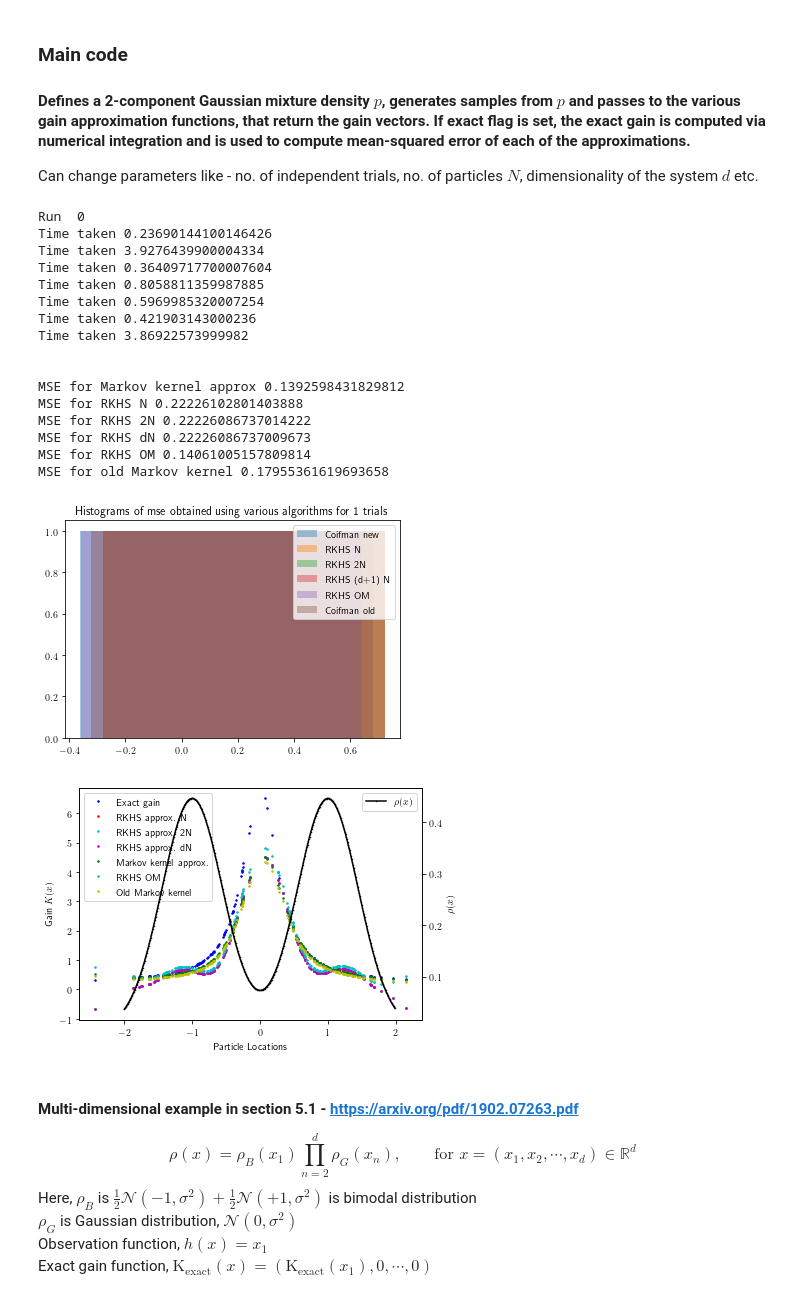
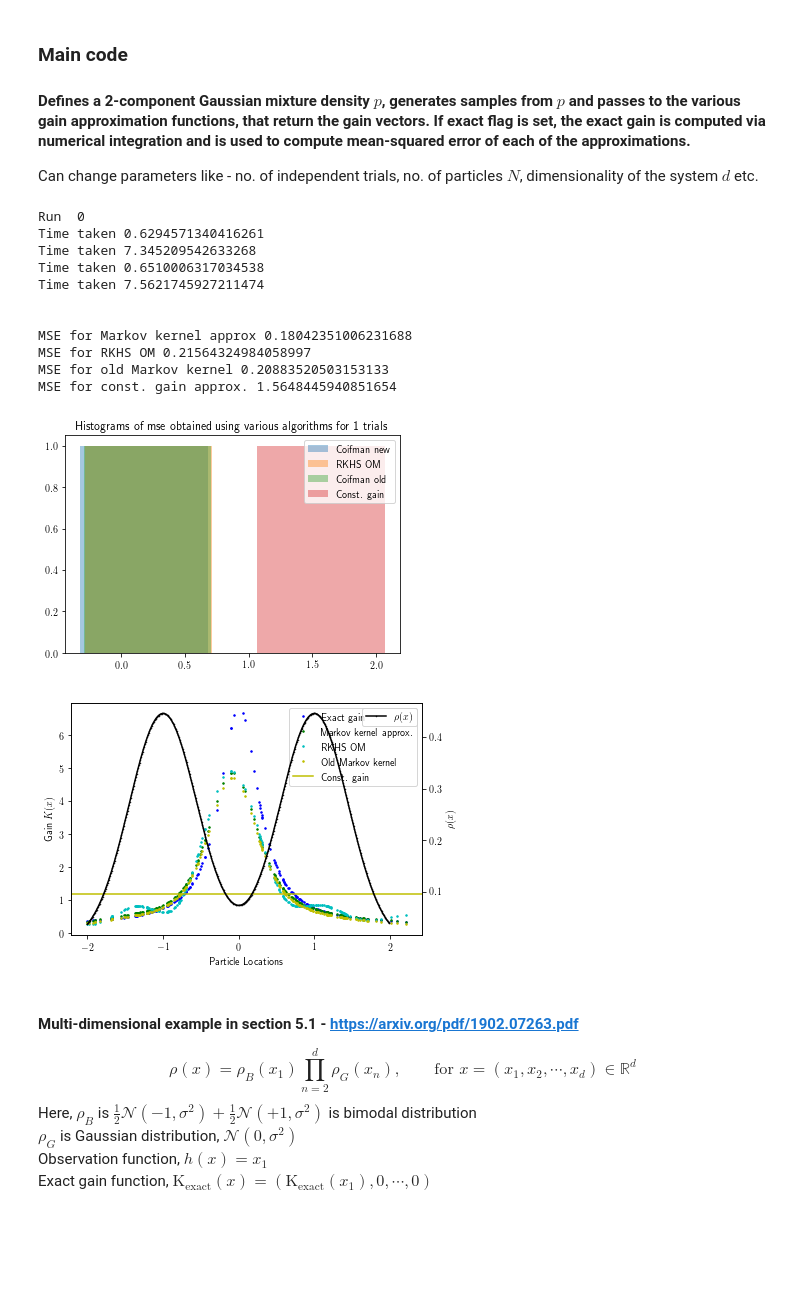
Before and after one commit to a4anandr/FPF-code, a Jupyter notebook: Python Code/FPF_main.ipynb, the cells around one changed output. Drawn from its saved outputs; the diff is of its cells as text; code cells hidden in the pictures; blank space fills up the shorter version.

```diff
--- a/Python Code/FPF_main.ipynb
+++ b/Python Code/FPF_main.ipynb
@@ -507,15 +507,15 @@ if __name__ == '__main__':
     ## Flags to be set to choose which methods to compare
     exact  = 1      # Computes the exact gain and plots
     coif   = 1      # Computes gain using Coifman kernel method
-    rkhs_N = 1      # Computes gain using subspace of RKHS
-    rkhs_2N= 1      # Computes optimal gain using RKHS
-    rkhs_dN= 1      # Computes optimal gain using RKHS for any arbitrary dimension d
+    rkhs_N = 0      # Computes gain using subspace of RKHS
+    rkhs_2N= 0      # Computes optimal gain using RKHS
+    rkhs_dN= 0      # Computes optimal gain using RKHS for any arbitrary dimension d
     om     = 1      # Computes gain using RKHS enforcing constant gain constraint
     memory = 0      # Computes gain using RKHS with a memory parameter for previous gain
     om_mem = 0      # Computes gain using const gain approx and a memory parameter for previous gain
 
     coif_old = 1   # Computes old implementation of Coifman kernel approx.
-    const  = 0      # Computes the constant gain approximation
+    const  = 1      # Computes the constant gain approximation
 
     # Run parameters
     No_runs = 1
@@ -547,6 +547,7 @@ if __name__ == '__main__':
     mse_rkhs_dN = np.zeros(No_runs)
     mse_om   = np.zeros(No_runs)
     mse_coif_old = np.zeros(No_runs)
+    mse_const = np.zeros(No_runs)
     for run in range(No_runs):
         clear_output()
         print('Run ',run)
@@ -612,6 +613,13 @@ if __name__ == '__main__':
             if exact == 1:
                 mse_coif_old[run] = mean_squared_error(K_exact, K_coif_old)
 
+        if const == 1:
+            eta = np.mean(C)
+            Y = (C -eta)
+            K_const = np.mean(Y * Xi, axis = 0)
+            if exact == 1:
+                mse_const[run] = mean_squared_error(K_exact, K_const)
+
     print('\n')
     plt.figure()
     if exact == 1 & coif == 1:
@@ -632,6 +640,9 @@ if __name__ == '__main__':
     if exact == 1 & coif_old == 1:
         print('MSE for old Markov kernel', np.mean(mse_coif_old))
         sns.distplot(mse_coif_old, label = 'Coifman old')
+    if exact == 1 & const == 1:
+        print('MSE for const. gain approx.', np.mean(mse_const))
+        sns.distplot(mse_const, label = 'Const. gain')
     plt.legend()
     plt.title('Histograms of mse obtained using various algorithms for '+ str(No_runs) + ' trials')
     plt.show()
@@ -642,48 +653,45 @@ if __name__ == '__main__':
     fig,ax1 = plt.subplots()
     if exact == 1:
         ax1.plot(Xi, K_exact, 'b.', markersize = marker_size, label ='Exact gain')
         # ax1.plot(Xi, K_num_int, 'k^', markersize = marker_size, label ='Num int. gain')
     if rkhs_N == 1:
         ax1.plot(Xi, K_rkhs_N, 'r.', markersize = marker_size, label = 'RKHS approx. N')
     if rkhs_2N == 1:
         ax1.plot(Xi, K_rkhs_2N, 'c.', markersize = marker_size, label = 'RKHS approx. 2N')
     if rkhs_dN == 1:
         ax1.plot(Xi, K_rkhs_dN, 'm.', markersize = marker_size, label = 'RKHS approx. dN')
     if coif == 1:
         ax1.plot(Xi, K_coif, 'g.', markersize = marker_size, label ='Markov kernel approx.')
     if om == 1:
         ax1.plot(Xi, K_om, 'c.', markersize = marker_size, label = 'RKHS OM')
     if coif_old == 1:
         ax1.plot(Xi, K_coif_old, 'y.', markersize = marker_size, label ='Old Markov kernel')
+    if const == 1:
+        ax1.axhline(y= K_const, color = 'y', linestyle = '-', label ='Const. gain')
     ax2 =ax1.twinx()
     ax2.plot(np.arange(-2,2,0.01), p_vec(np.arange(-2,2,0.01)),'k.-', markersize =1, label = r'$\rho(x)$')
     ax2.set_ylabel(r'$\rho(x)$')
     ax2.legend(loc=1)
     ax1.set_xlabel('Particle Locations')
     ax1.set_ylabel('Gain $K(x)$')
     ax1.legend()
     plt.xticks(rotation = 45)
     plt.tight_layout()
     plt.show()
 # %% [output]
 Run  0
-Time taken 0.23690144100146426
-Time taken 3.9276439900004334
-Time taken 0.36409717700007604
-Time taken 0.8058811359987885
-Time taken 0.5969985320007254
-Time taken 0.421903143000236
-Time taken 3.86922573999982
+Time taken 0.6294571340416261
+Time taken 7.345209542633268
+Time taken 0.6510006317034538
+Time taken 7.5621745927211474
 
 
-MSE for Markov kernel approx 0.1392598431829812
-MSE for RKHS N 0.22226102801403888
-MSE for RKHS 2N 0.22226086737014222
-MSE for RKHS dN 0.22226086737009673
-MSE for RKHS OM 0.14061005157809814
-MSE for old Markov kernel 0.17955361619693658
+MSE for Markov kernel approx 0.18042351006231688
+MSE for RKHS OM 0.21564324984058997
+MSE for old Markov kernel 0.20883520503153133
+MSE for const. gain approx. 1.5648445940851654
-[figure, old version]
+[figure, new version]
-[figure, old version]
+[figure, new version]
 # %% [markdown]
 #### Multi-dimensional example in section 5.1  - https://arxiv.org/pdf/1902.07263.pdf
 \begin{equation}
```
Also changed, not shown: parts of 11 cells of this notebook.
